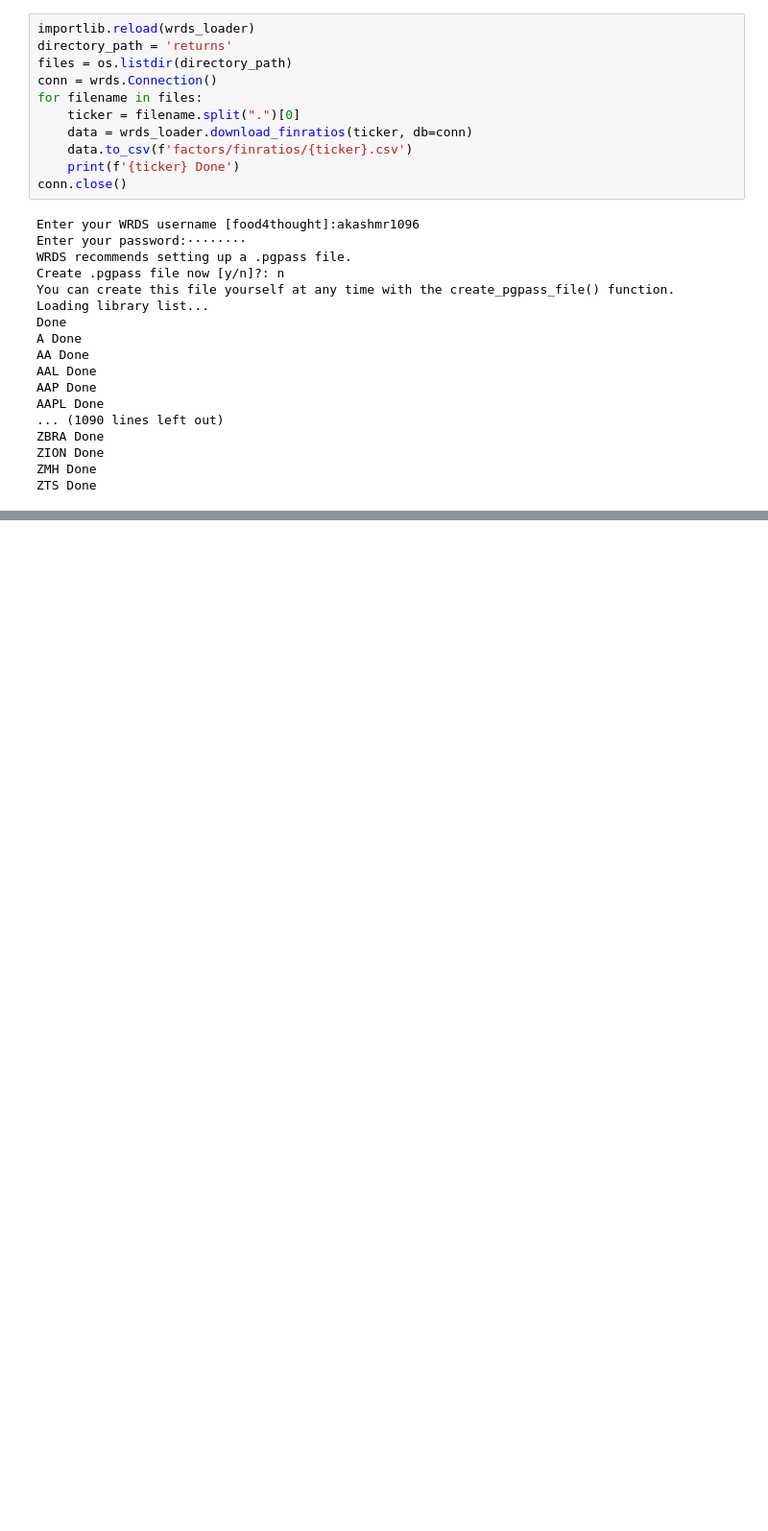
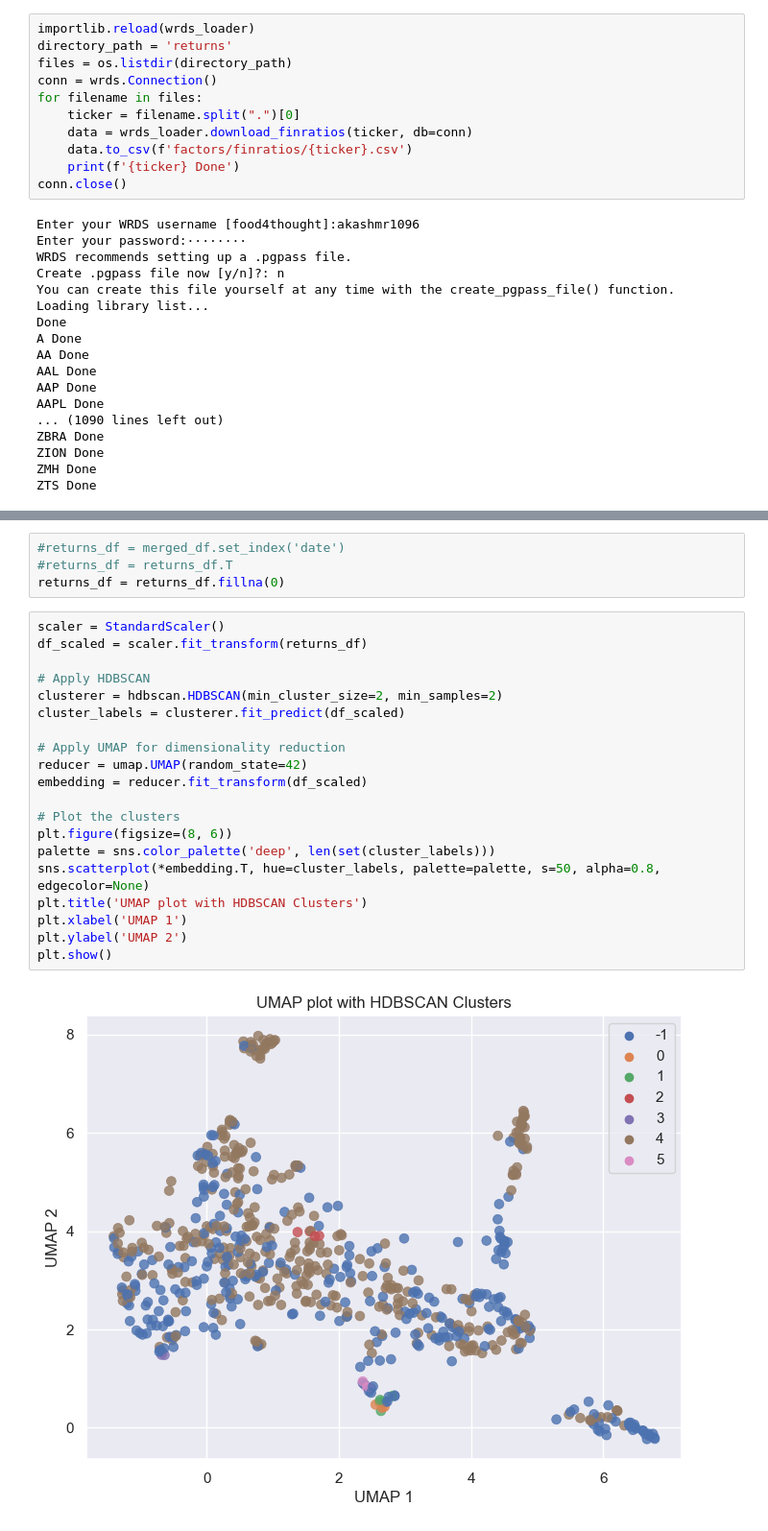
Before and after one commit to AkashRinge/Hierarchical-Risk-Parity, a Jupyter notebook: Portfolio_Construction_with_HRP.ipynb, the cells around one changed output, grey strips where cells are left out. Shown at 96% size. Drawn from its saved outputs; the diff is of its cells as text; blank space fills up the shorter version.

Commit message:
Adding HDBSCAN

```diff
--- a/Portfolio_Construction_with_HRP.ipynb
+++ b/Portfolio_Construction_with_HRP.ipynb
@@ -211,0 +296,26 @@ ZTS Done
+# %%
+#returns_df = merged_df.set_index('date')
+#returns_df = returns_df.T
+returns_df = returns_df.fillna(0)
+# %%
+scaler = StandardScaler()
+df_scaled = scaler.fit_transform(returns_df)
+
+# Apply HDBSCAN
+clusterer = hdbscan.HDBSCAN(min_cluster_size=2, min_samples=2)
+cluster_labels = clusterer.fit_predict(df_scaled)
+
+# Apply UMAP for dimensionality reduction
+reducer = umap.UMAP(random_state=42)
+embedding = reducer.fit_transform(df_scaled)
+
+# Plot the clusters
+plt.figure(figsize=(8, 6))
+palette = sns.color_palette('deep', len(set(cluster_labels)))
+sns.scatterplot(*embedding.T, hue=cluster_labels, palette=palette, s=50, alpha=0.8, edgecolor=None)
+plt.title('UMAP plot with HDBSCAN Clusters')
+plt.xlabel('UMAP 1')
+plt.ylabel('UMAP 2')
+plt.show()
+# %% [output]
+[figure, added]
```
Also changed, not shown: parts of 7 cells of this notebook.
